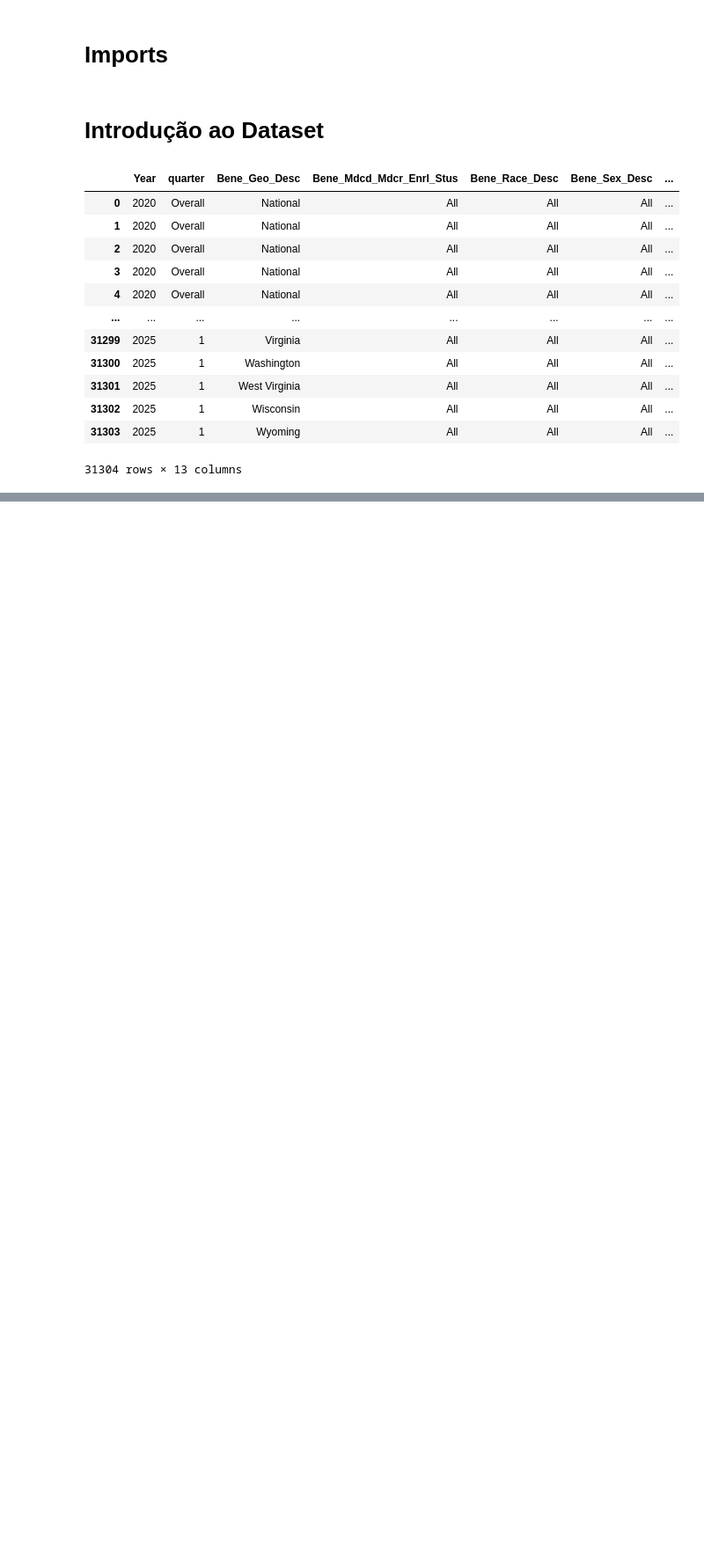
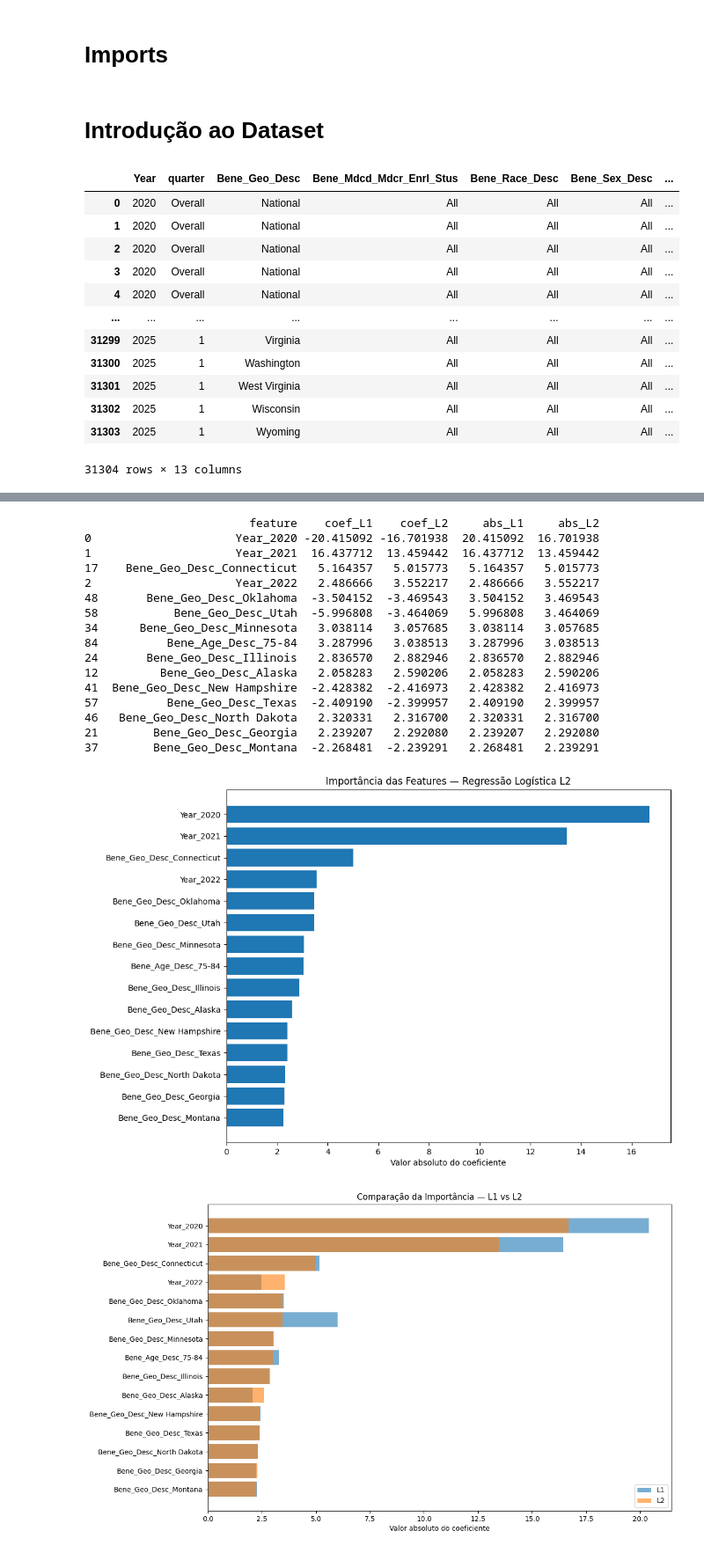
Before and after one commit to CavMCarolina/IA-and-Machine-Learning, a Jupyter notebook: Sprint/sprint.ipynb, the cells around one changed output, grey strips where cells are left out. Shown at 88% size. Drawn from its saved outputs; the diff is of its cells as text; code cells hidden in the pictures; blank space fills up the shorter version.

```diff
--- a/Sprint/sprint.ipynb
+++ b/Sprint/sprint.ipynb
@@ -25,0 +581,64 @@ df
+# %%
+# Recuperar o OneHotEncoder já ajustado dentro do pipeline
+ohe = best_l2.best_estimator_.named_steps['preprocessador'].named_transformers_['cat']
+encoded_cat_cols = ohe.get_feature_names_out()
+
+# Juntar nomes das features categóricas e numéricas
+# Use num_cols_novo que foi usado nos pipelines
+all_feature_names = list(encoded_cat_cols) + num_cols_novo
+
+# Coeficientes do modelo L1 e L2
+coef_l1 = best_l1.best_estimator_.named_steps['classifier'].coef_[0]
+coef_l2 = best_l2.best_estimator_.named_steps['classifier'].coef_[0]
+
+# DataFrame com os coeficientes
+coef_df = pd.DataFrame({
+    "feature": all_feature_names,
+    "coef_L1": coef_l1,
+    "coef_L2": coef_l2,
+    "abs_L1": np.abs(coef_l1),
+    "abs_L2": np.abs(coef_l2)
+})
+
+# Ordenar pelas features mais importantes no L2
+coef_df_sorted = coef_df.sort_values("abs_L2", ascending=False)
+print(coef_df_sorted.head(15))
+
+# Plot — Importância das Features L2
+plt.figure(figsize=(10, 8))
+top_features = coef_df_sorted.head(15)
+plt.barh(top_features['feature'], top_features['abs_L2'])
+plt.gca().invert_yaxis()
+plt.title("Importância das Features — Regressão Logística L2")
+plt.xlabel("Valor absoluto do coeficiente")
+plt.show()
+
+# Plot — Comparação L1 vs L2
+plt.figure(figsize=(12, 8))
+top_features = coef_df_sorted.head(15)
+plt.barh(top_features["feature"], top_features["abs_L1"], alpha=0.6, label="L1")
+plt.barh(top_features["feature"], top_features["abs_L2"], alpha=0.6, label="L2")
+plt.gca().invert_yaxis()
+plt.title("Comparação da Importância — L1 vs L2")
+plt.xlabel("Valor absoluto do coeficiente")
+plt.legend()
+plt.show()
+# %% [output]
+                        feature    coef_L1    coef_L2     abs_L1     abs_L2
+0                     Year_2020 -20.415092 -16.701938  20.415092  16.701938
+1                     Year_2021  16.437712  13.459442  16.437712  13.459442
+17    Bene_Geo_Desc_Connecticut   5.164357   5.015773   5.164357   5.015773
+2                     Year_2022   2.486666   3.552217   2.486666   3.552217
+48       Bene_Geo_Desc_Oklahoma  -3.504152  -3.469543   3.504152   3.469543
+58           Bene_Geo_Desc_Utah  -5.996808  -3.464069   5.996808   3.464069
+34      Bene_Geo_Desc_Minnesota   3.038114   3.057685   3.038114   3.057685
+84          Bene_Age_Desc_75-84   3.287996   3.038513   3.287996   3.038513
+24       Bene_Geo_Desc_Illinois   2.836570   2.882946   2.836570   2.882946
+12         Bene_Geo_Desc_Alaska   2.058283   2.590206   2.058283   2.590206
+41  Bene_Geo_Desc_New Hampshire  -2.428382  -2.416973   2.428382   2.416973
+57          Bene_Geo_Desc_Texas  -2.409190  -2.399957   2.409190   2.399957
+46   Bene_Geo_Desc_North Dakota   2.320331   2.316700   2.320331   2.316700
+21        Bene_Geo_Desc_Georgia   2.239207   2.292080   2.239207   2.292080
+37        Bene_Geo_Desc_Montana  -2.268481  -2.239291   2.268481   2.239291
+[figure, added]
+[figure, added]
```
Also changed, not shown: parts of 34 cells of this notebook.
